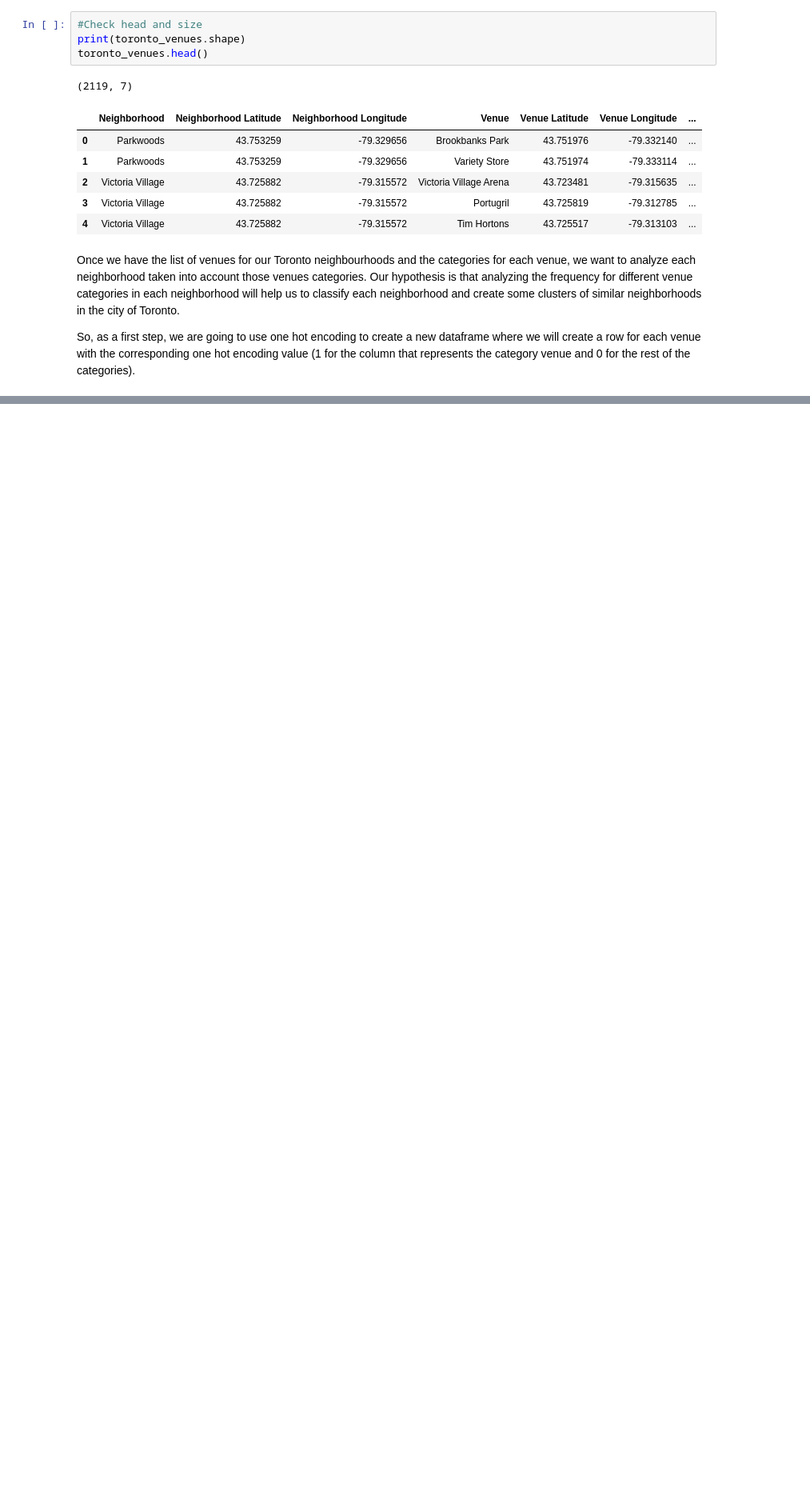
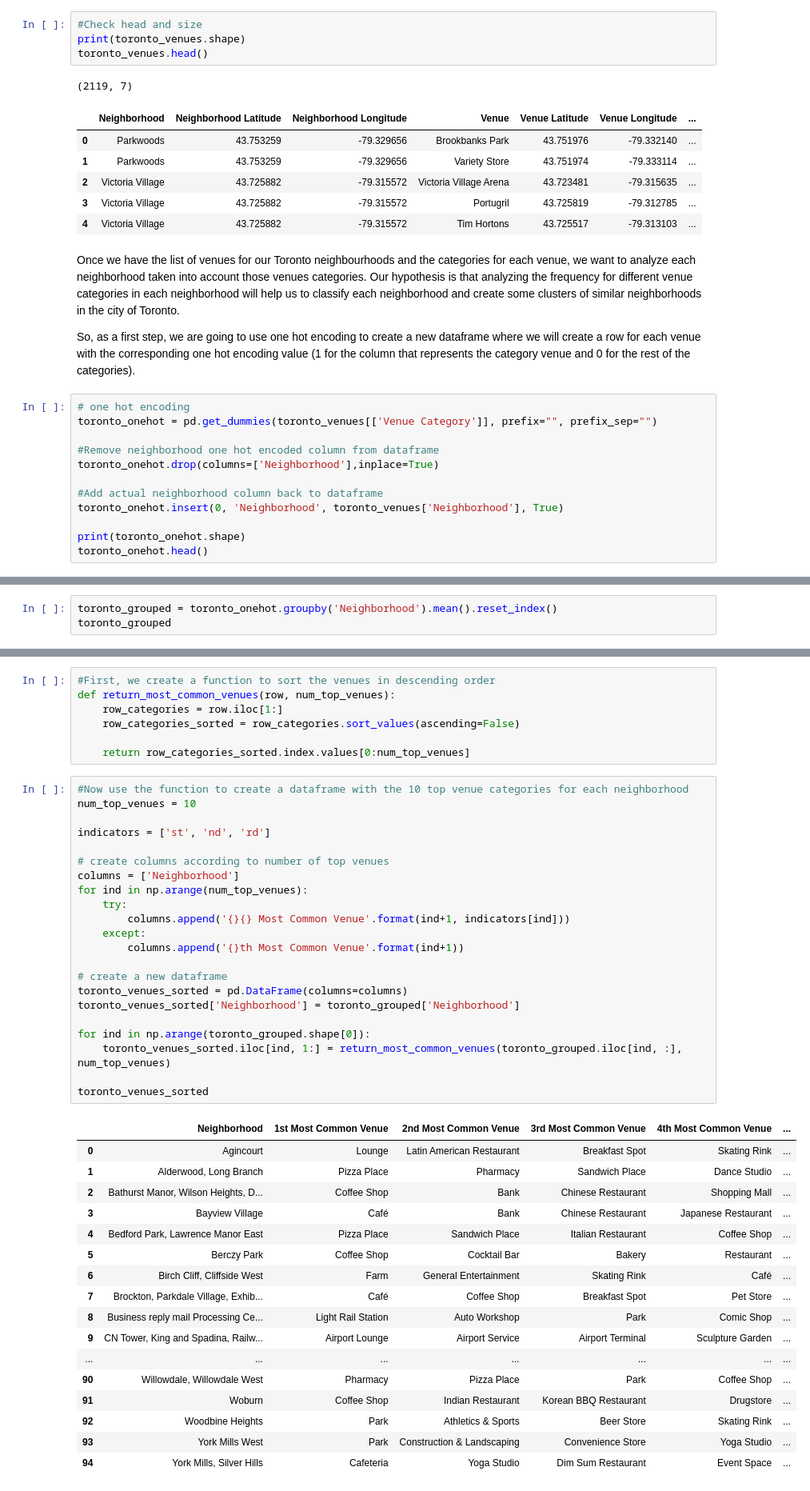
Before and after one commit to jgarcia-garcia/Coursera_Capstone, a Jupyter notebook: Clustering_Toronto_Neighborhoods.ipynb, the cells around one changed output, grey strips where cells are left out. Shown at 80% size. Saved outputs shown, nothing was run; the diff lists cells and outputs as text; blank space fills up the shorter version.

Commit message:
Published from Watson Studio.

```diff
--- a/Clustering_Toronto_Neighborhoods.ipynb
+++ b/Clustering_Toronto_Neighborhoods.ipynb
@@ -270,3 +272,15 @@ Once we have the list of venues for our Toronto neighbourhoods and the categorie
 Our hypothesis is that analyzing the frequency for different venue categories in each neighborhood will help us to classify each neighborhood and create some clusters of similar neighborhoods in the city of Toronto.
 
 So, as a first step, we are going to use one hot encoding to create a new dataframe where we will create a row for each venue with the corresponding one hot encoding value (1 for the column that represents the category venue and 0 for the rest of the categories).
+# %%
+# one hot encoding
+toronto_onehot = pd.get_dummies(toronto_venues[['Venue Category']], prefix="", prefix_sep="")
+
+#Remove neighborhood one hot encoded column from dataframe
+toronto_onehot.drop(columns=['Neighborhood'],inplace=True)
+
+#Add actual neighborhood column back to dataframe
+toronto_onehot.insert(0, 'Neighborhood', toronto_venues['Neighborhood'], True)
+
+print(toronto_onehot.shape)
+toronto_onehot.head()
@@ -272,0 +297,3 @@ So, as a first step, we are going to use one hot encoding to create a new datafr
+# %%
+toronto_grouped = toronto_onehot.groupby('Neighborhood').mean().reset_index()
+toronto_grouped
@@ -272,0 +323,47 @@ So, as a first step, we are going to use one hot encoding to create a new datafr
+# %%
+#First, we create a function to sort the venues in descending order
+def return_most_common_venues(row, num_top_venues):
+    row_categories = row.iloc[1:]
+    row_categories_sorted = row_categories.sort_values(ascending=False)
+
+    return row_categories_sorted.index.values[0:num_top_venues]
+# %%
+#Now use the function to create a dataframe with the 10 top venue categories for each neighborhood
+num_top_venues = 10
+
+indicators = ['st', 'nd', 'rd']
+
+# create columns according to number of top venues
+columns = ['Neighborhood']
+for ind in np.arange(num_top_venues):
+    try:
+        columns.append('{}{} Most Common Venue'.format(ind+1, indicators[ind]))
+    except:
+        columns.append('{}th Most Common Venue'.format(ind+1))
+
+# create a new dataframe
+toronto_venues_sorted = pd.DataFrame(columns=columns)
+toronto_venues_sorted['Neighborhood'] = toronto_grouped['Neighborhood']
+
+for ind in np.arange(toronto_grouped.shape[0]):
+    toronto_venues_sorted.iloc[ind, 1:] = return_most_common_venues(toronto_grouped.iloc[ind, :], num_top_venues)
+
+toronto_venues_sorted
+# %% [output]
+|  | Neighborhood | 1st Most Common Venue | 2nd Most Common Venue | 3rd Most Common Venue | 4th Most Common Venue | ... |
+| 0 | Agincourt | Lounge | Latin American Restaurant | Breakfast Spot | Skating Rink | ... |
+| 1 | Alderwood, Long Branch | Pizza Place | Pharmacy | Sandwich Place | Dance Studio | ... |
+| 2 | Bathurst Manor, Wilson Heights, D... | Coffee Shop | Bank | Chinese Restaurant | Shopping Mall | ... |
+| 3 | Bayview Village | Café | Bank | Chinese Restaurant | Japanese Restaurant | ... |
+| 4 | Bedford Park, Lawrence Manor East | Pizza Place | Sandwich Place | Italian Restaurant | Coffee Shop | ... |
+| 5 | Berczy Park | Coffee Shop | Cocktail Bar | Bakery | Restaurant | ... |
+| 6 | Birch Cliff, Cliffside West | Farm | General Entertainment | Skating Rink | Café | ... |
+| 7 | Brockton, Parkdale Village, Exhib... | Café | Coffee Shop | Breakfast Spot | Pet Store | ... |
+| 8 | Business reply mail Processing Ce... | Light Rail Station | Auto Workshop | Park | Comic Shop | ... |
+| 9 | CN Tower, King and Spadina, Railw... | Airport Lounge | Airport Service | Airport Terminal | Sculpture Garden | ... |
+| ... | ... | ... | ... | ... | ... | ... |
+| 90 | Willowdale, Willowdale West | Pharmacy | Pizza Place | Park | Coffee Shop | ... |
+| 91 | Woburn | Coffee Shop | Indian Restaurant | Korean BBQ Restaurant | Drugstore | ... |
+| 92 | Woodbine Heights | Park | Athletics & Sports | Beer Store | Skating Rink | ... |
+| 93 | York Mills West | Park | Construction & Landscaping | Convenience Store | Yoga Studio | ... |
+| 94 | York Mills, Silver Hills | Cafeteria | Yoga Studio | Dim Sum Restaurant | Event Space | ... |
```
Also changed, not shown: parts of 15 cells of this notebook.
